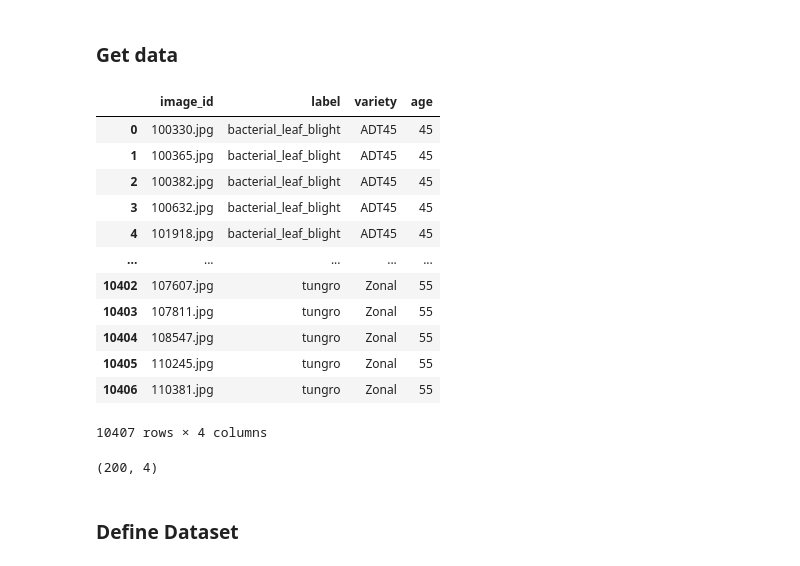
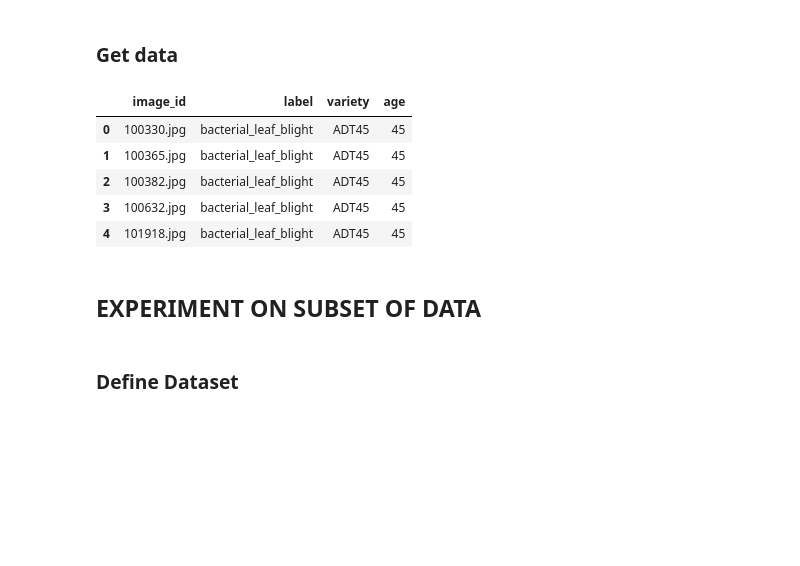
Before and after one commit to kperkins411/kaggle_paddy, a Jupyter notebook: Paddy-MULTI.ipynb, the cells around one changed output. Cells and saved outputs as stored; diff of their text form; code cells hidden in the pictures; blank space fills up the shorter version.

```diff
--- a/Paddy-MULTI.ipynb
+++ b/Paddy-MULTI.ipynb
@@ -72,18 +159,11 @@ from tqdm.auto import tqdm
 ### Get data
 # %%
 df =pd.read_csv('./data/train.csv')
-df
+df.head()
 # %% [output]
 |  | image_id | label | variety | age |
 | 0 | 100330.jpg | bacterial_leaf_blight | ADT45 | 45 |
 | 1 | 100365.jpg | bacterial_leaf_blight | ADT45 | 45 |
 | 2 | 100382.jpg | bacterial_leaf_blight | ADT45 | 45 |
 | 3 | 100632.jpg | bacterial_leaf_blight | ADT45 | 45 |
 | 4 | 101918.jpg | bacterial_leaf_blight | ADT45 | 45 |
-| ... | ... | ... | ... | ... |
-| 10402 | 107607.jpg | tungro | Zonal | 55 |
-| 10403 | 107811.jpg | tungro | Zonal | 55 |
-| 10404 | 108547.jpg | tungro | Zonal | 55 |
-| 10405 | 110245.jpg | tungro | Zonal | 55 |
-| 10406 | 110381.jpg | tungro | Zonal | 55 |
-10407 rows × 4 columns
@@ -93,5 +170,2 @@ df=df.iloc[:200,:]
-# %%
-print(df.shape)
-batch_size=4
-# %% [output]
-(200, 4)
+# %% [markdown]
+## EXPERIMENT ON SUBSET OF DATA
```
Also changed, not shown: parts of 29 cells of this notebook.
